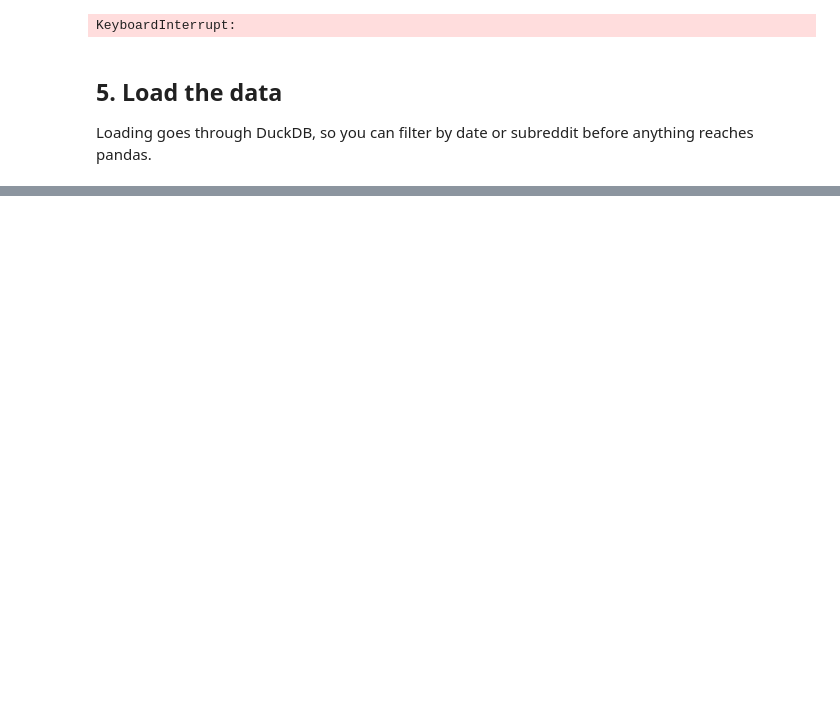
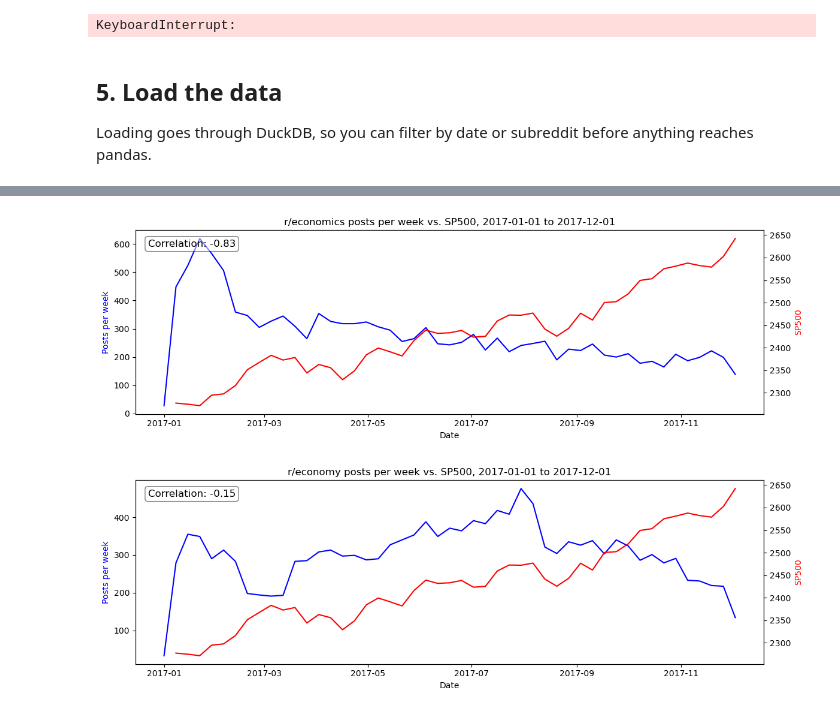
Before and after one commit to typarker04/reddit-sentiment-analysis, a Jupyter notebook: arctic_api_loader.ipynb, the cells around one changed output, grey strips where cells are left out. Drawn from its saved outputs; the diff is of its cells as text; code cells hidden in the pictures; blank space fills up the shorter version.

```diff
--- a/arctic_api_loader.ipynb
+++ b/arctic_api_loader.ipynb
@@ -195,15 +141,0 @@ sp
-# %%
-daily = jan_2024.set_index("created_at").resample("D").size()
-
-fig, ax1 = plt.subplots(figsize=(12, 4))
-ax1.plot(daily.index, daily.values, label="Posts per day", color='blue')
-ax1.set_ylabel("Posts per day", color="blue")
-ax1.set_xlabel("Date")
-
-ax2 = ax1.twinx()
-ax2.plot(sp.index, sp["SP500"], label="S&P 500", color='red')
-ax2.set_ylabel("S&P 500 Index", color="red")
-
-ax1.set_title(f"r/{TEST_SUB} posts per day vs. S&P 500, {TEST_MONTH}")
-fig.tight_layout()
-plt.show()
@@ -299,0 +219,31 @@ monthly.tail()
+# %%
+def sp_vs_posts(sub, start, end):
+    df = load_reddit(subreddits=[sub], start=start, end=end)
+    daily = df.set_index("created_at").resample("W").size().rename("posts")
+    sp = web.DataReader('SP500', 'fred', start=start, end=end).resample("W").last()
+
+
+    fig, ax1 = plt.subplots(figsize=(12, 4))
+    ax1.plot(daily.index, daily.values, label="Posts per week", color='blue')
+    ax1.set_ylabel("Posts per week", color="blue")
+    ax1.set_xlabel("Date")
+
+    ax2 = ax1.twinx()
+    ax2.plot(sp.index, sp.values, label="SP500", color='red')
+    ax2.set_ylabel("SP500", color="red")
+
+    corr = daily.corr(sp["SP500"])
+
+    ax1.set_title(f"r/{sub} posts per week vs. SP500, {start} to {end}")
+    ax1.text(0.02, 0.95, f"Correlation: {corr:.2f}", transform=ax1.transAxes, fontsize=12,
+             verticalalignment='top', bbox=dict(boxstyle='round', facecolor='white', alpha=0.5))
+
+    fig.tight_layout()
+    plt.show()
+
+
+sp_vs_posts("economics", start="2017-01-01", end="2017-12-01")
+sp_vs_posts("economy", start="2017-01-01", end="2017-12-01")
+# %% [output]
+[figure, added]
+[figure, added]
```
Also changed, not shown: parts of 16 cells of this notebook.
